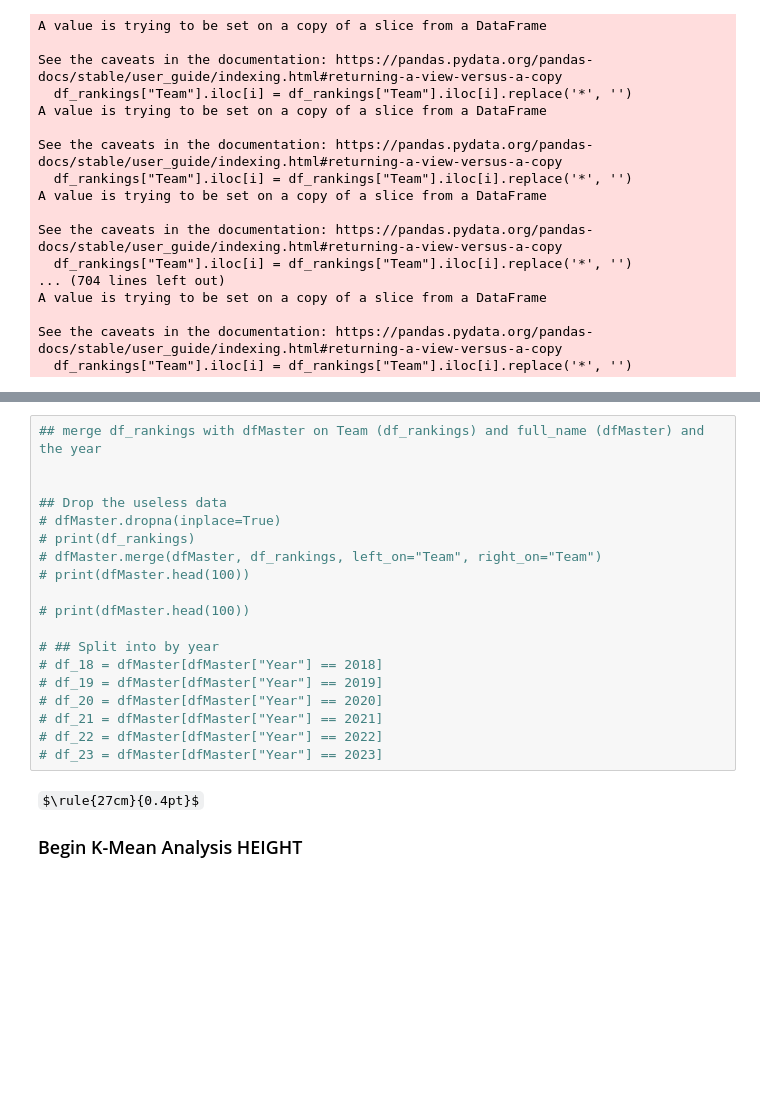
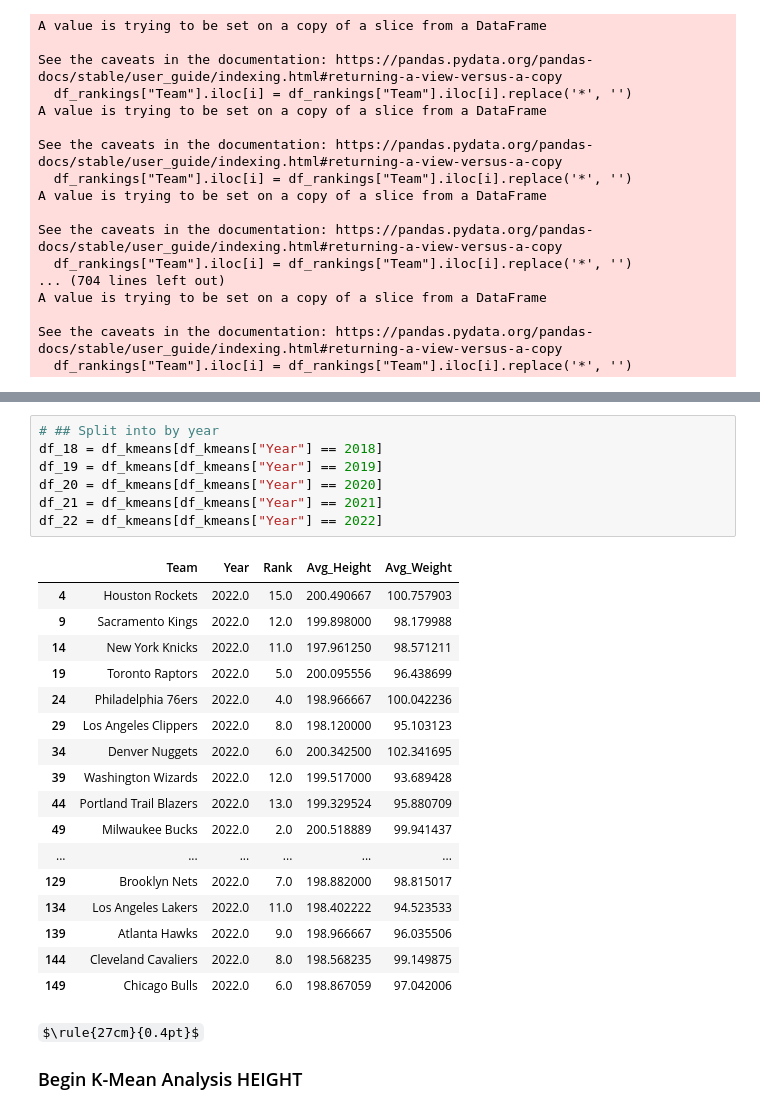
Before and after one commit to colekrant/ADS-Final-Project, a Jupyter notebook: height_weight.ipynb, the cells around one changed output, grey strips where cells are left out. Drawn from its saved outputs; the diff is of its cells as text; some formulas as TeX source; blank space fills up the shorter version.

```diff
--- a/height_weight.ipynb
+++ b/height_weight.ipynb
@@ -332,22 +335,28 @@ Index: []
-# %%
-## merge df_rankings with dfMaster on Team (df_rankings) and full_name (dfMaster) and the year
-
-
-## Drop the useless data
-# dfMaster.dropna(inplace=True)
-# print(df_rankings)
-# dfMaster.merge(dfMaster, df_rankings, left_on="Team", right_on="Team")
-# print(dfMaster.head(100))
-
-# print(dfMaster.head(100))
-
-# ## Split into by year
-# df_18 = dfMaster[dfMaster["Year"] == 2018]
-# df_19 = dfMaster[dfMaster["Year"] == 2019]
-# df_20 = dfMaster[dfMaster["Year"] == 2020]
-# df_21 = dfMaster[dfMaster["Year"] == 2021]
-# df_22 = dfMaster[dfMaster["Year"] == 2022]
-# df_23 = dfMaster[dfMaster["Year"] == 2023]
+# %%
+# ## Split into by year
+df_18 = df_kmeans[df_kmeans["Year"] == 2018]
+df_19 = df_kmeans[df_kmeans["Year"] == 2019]
+df_20 = df_kmeans[df_kmeans["Year"] == 2020]
+df_21 = df_kmeans[df_kmeans["Year"] == 2021]
+df_22 = df_kmeans[df_kmeans["Year"] == 2022]
+# %% [output]
+|  | Team | Year | Rank | Avg_Height | Avg_Weight |
+| 4 | Houston Rockets | 2022.0 | 15.0 | 200.490667 | 100.757903 |
+| 9 | Sacramento Kings | 2022.0 | 12.0 | 199.898000 | 98.179988 |
+| 14 | New York Knicks | 2022.0 | 11.0 | 197.961250 | 98.571211 |
+| 19 | Toronto Raptors | 2022.0 | 5.0 | 200.095556 | 96.438699 |
+| 24 | Philadelphia 76ers | 2022.0 | 4.0 | 198.966667 | 100.042236 |
+| 29 | Los Angeles Clippers | 2022.0 | 8.0 | 198.120000 | 95.103123 |
+| 34 | Denver Nuggets | 2022.0 | 6.0 | 200.342500 | 102.341695 |
+| 39 | Washington Wizards | 2022.0 | 12.0 | 199.517000 | 93.689428 |
+| 44 | Portland Trail Blazers | 2022.0 | 13.0 | 199.329524 | 95.880709 |
+| 49 | Milwaukee Bucks | 2022.0 | 2.0 | 200.518889 | 99.941437 |
+| ... | ... | ... | ... | ... | ... |
+| 129 | Brooklyn Nets | 2022.0 | 7.0 | 198.882000 | 98.815017 |
+| 134 | Los Angeles Lakers | 2022.0 | 11.0 | 198.402222 | 94.523533 |
+| 139 | Atlanta Hawks | 2022.0 | 9.0 | 198.966667 | 96.035506 |
+| 144 | Cleveland Cavaliers | 2022.0 | 8.0 | 198.568235 | 99.149875 |
+| 149 | Chicago Bulls | 2022.0 | 6.0 | 198.867059 | 97.042006 |
 # %% [markdown]
 $\rule{27cm}{0.4pt}$
 ### Begin K-Mean Analysis HEIGHT
```
Also changed, not shown: parts of 7 cells of this notebook.
